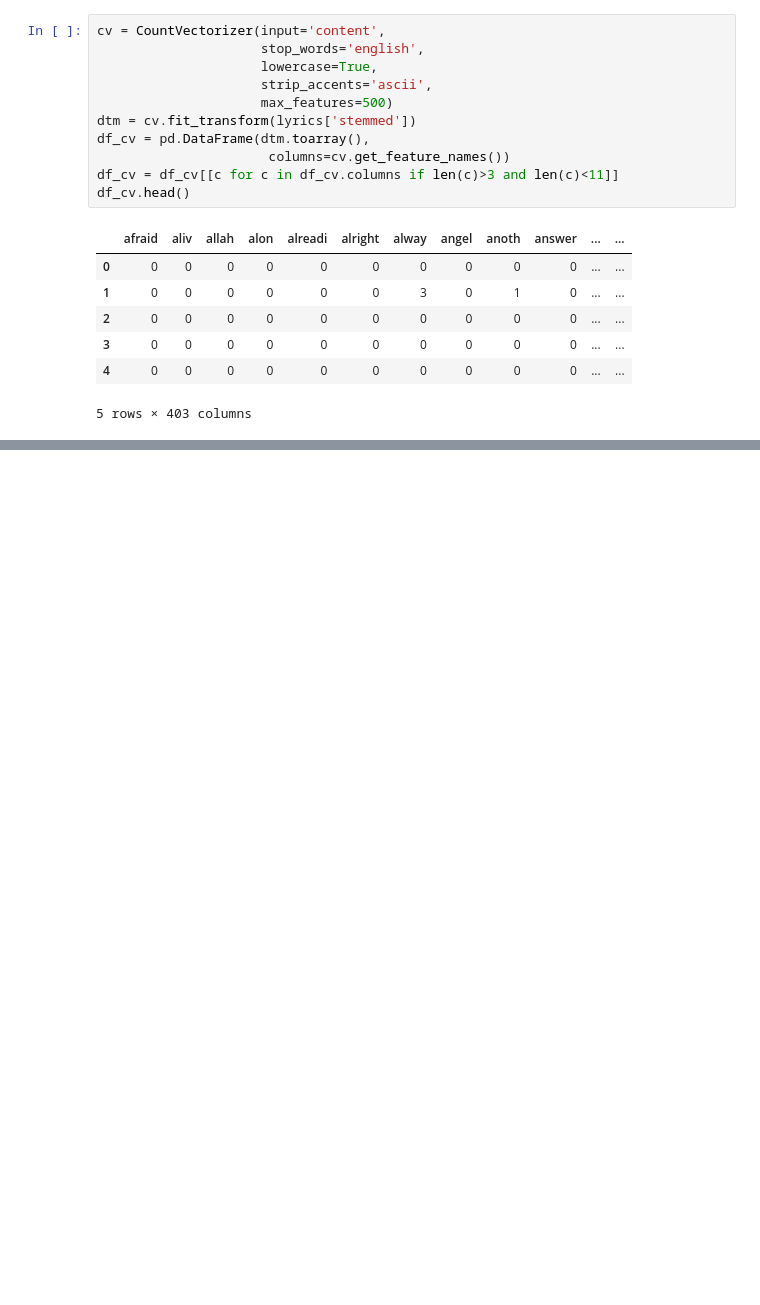
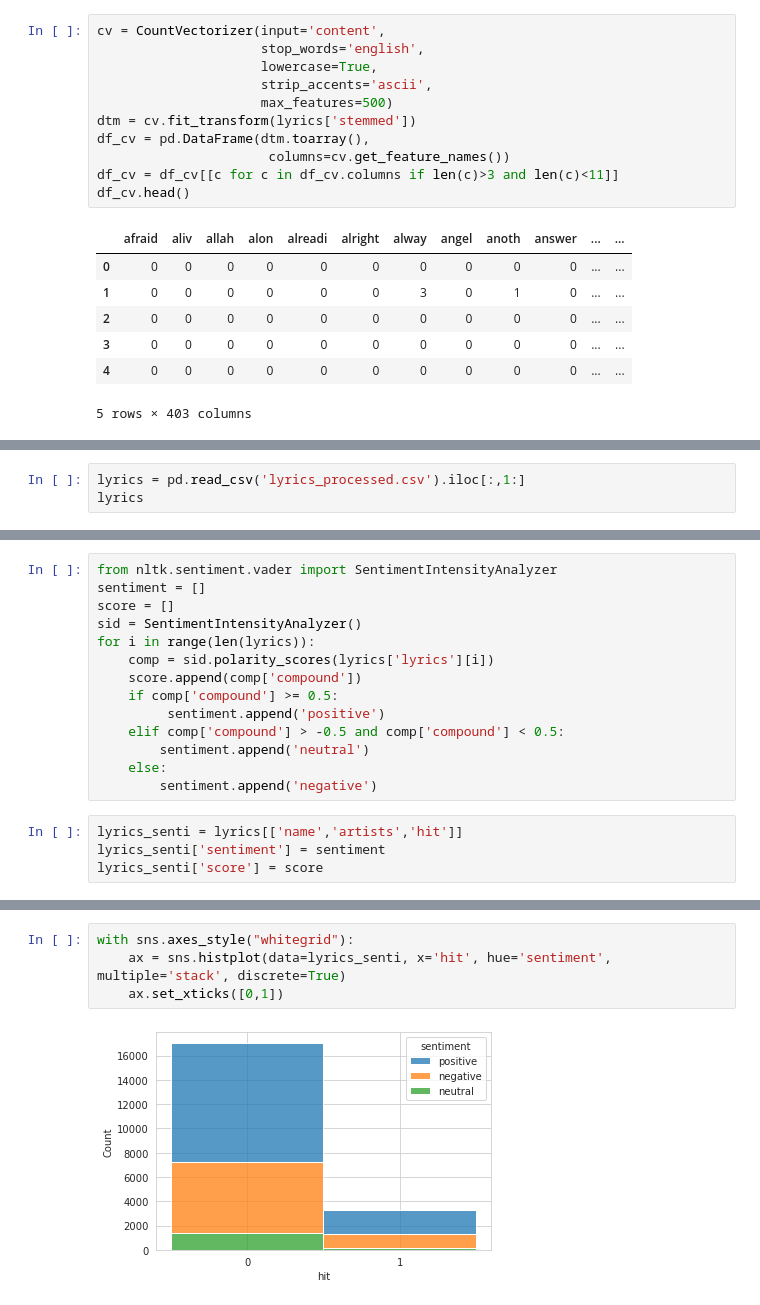
Before and after one commit to kristallqiu99/ANLY-501-Portfolio, a Jupyter notebook: lyrics_cleaning.ipynb, the cells around one changed output, grey strips where cells are left out. Saved outputs shown, nothing was run; the diff lists cells and outputs as text; blank space fills up the shorter version.

Commit message:
Add sentiment analysis

```diff
--- a/lyrics_cleaning.ipynb
+++ b/lyrics_cleaning.ipynb
@@ -137,0 +145,3 @@ df_cv.to_csv('lyrics_cv.csv', index=False)
+# %%
+lyrics = pd.read_csv('lyrics_processed.csv').iloc[:,1:]
+lyrics
@@ -137,0 +162,18 @@ df_cv.to_csv('lyrics_cv.csv', index=False)
+# %%
+from nltk.sentiment.vader import SentimentIntensityAnalyzer
+sentiment = []
+score = []
+sid = SentimentIntensityAnalyzer()
+for i in range(len(lyrics)):
+    comp = sid.polarity_scores(lyrics['lyrics'][i])
+    score.append(comp['compound'])
+    if comp['compound'] >= 0.5:
+         sentiment.append('positive')
+    elif comp['compound'] > -0.5 and comp['compound'] < 0.5:
+        sentiment.append('neutral')
+    else:
+        sentiment.append('negative')
+# %%
+lyrics_senti = lyrics[['name','artists','hit']]
+lyrics_senti['sentiment'] = sentiment
+lyrics_senti['score'] = score
@@ -137,0 +209,6 @@ df_cv.to_csv('lyrics_cv.csv', index=False)
+# %%
+with sns.axes_style("whitegrid"):
+    ax = sns.histplot(data=lyrics_senti, x='hit', hue='sentiment', multiple='stack', discrete=True)
+    ax.set_xticks([0,1])
+# %% [output]
+[figure, added]
```
Also changed, not shown: parts of 11 cells of this notebook, 27 other files.
